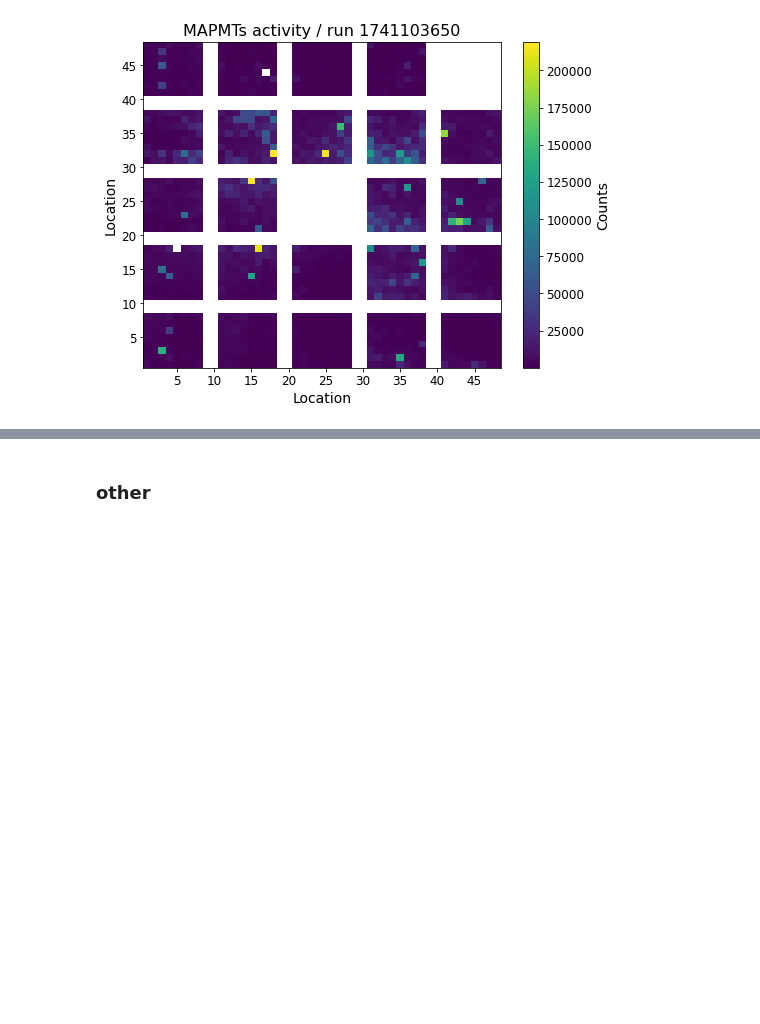
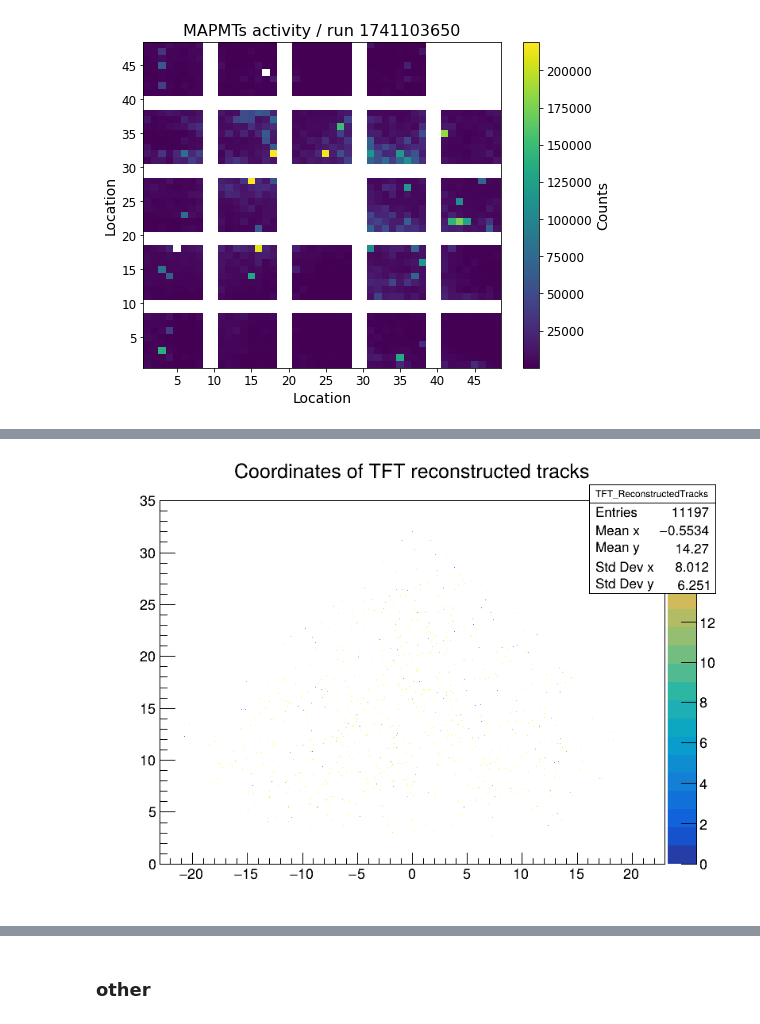
Before and after one commit to chiaramaccani/two_cryst_sim, a Jupyter notebook: TFT/TFT_data.ipynb, the cells around one changed output, grey strips where cells are left out. Drawn from its saved outputs; the diff is of its cells as text; code cells hidden in the pictures; blank space fills up the shorter version.

```diff
--- a/TFT/TFT_data.ipynb
+++ b/TFT/TFT_data.ipynb
@@ -143,0 +157,17 @@ plot_MAPMTs_activity(get_histogram_uproot(base_path+'gnam_1TFT/gnam_1741103650.r
+# %%
+file_name = './merged_gnams/TOTAL_gnam_1745130431.root'
+folder_name = 'Histogramming/TopMIG-OH_TFT_TDAQ_Slice/DEBUG/'
+hist_name = 'TFT_ReconstructedTracks'
+
+root_file = ROOT.TFile.Open(file_name)
+hist = root_file.Get('Histogramming/TopMIG-OH_TFT_TDAQ_Slice/DEBUG').Get('TFT_ReconstructedTracks')
+if not hist:
+    print("Error: Histogram not found.")
+else:
+    canvas = ROOT.TCanvas("canvas2", "Histogram Canvas", 800, 600)
+    hist.Draw("COLZ")
+    canvas.Update()
+    canvas.SaveAs("tmp.png")  # Save the histogram as a PNG
+    display(Image(filename="tmp.png"))  # Show the image in Jupyter#
+# %% [output]
+[figure, added]
```
Also changed, not shown: parts of 3 cells of this notebook, 1 other file.
